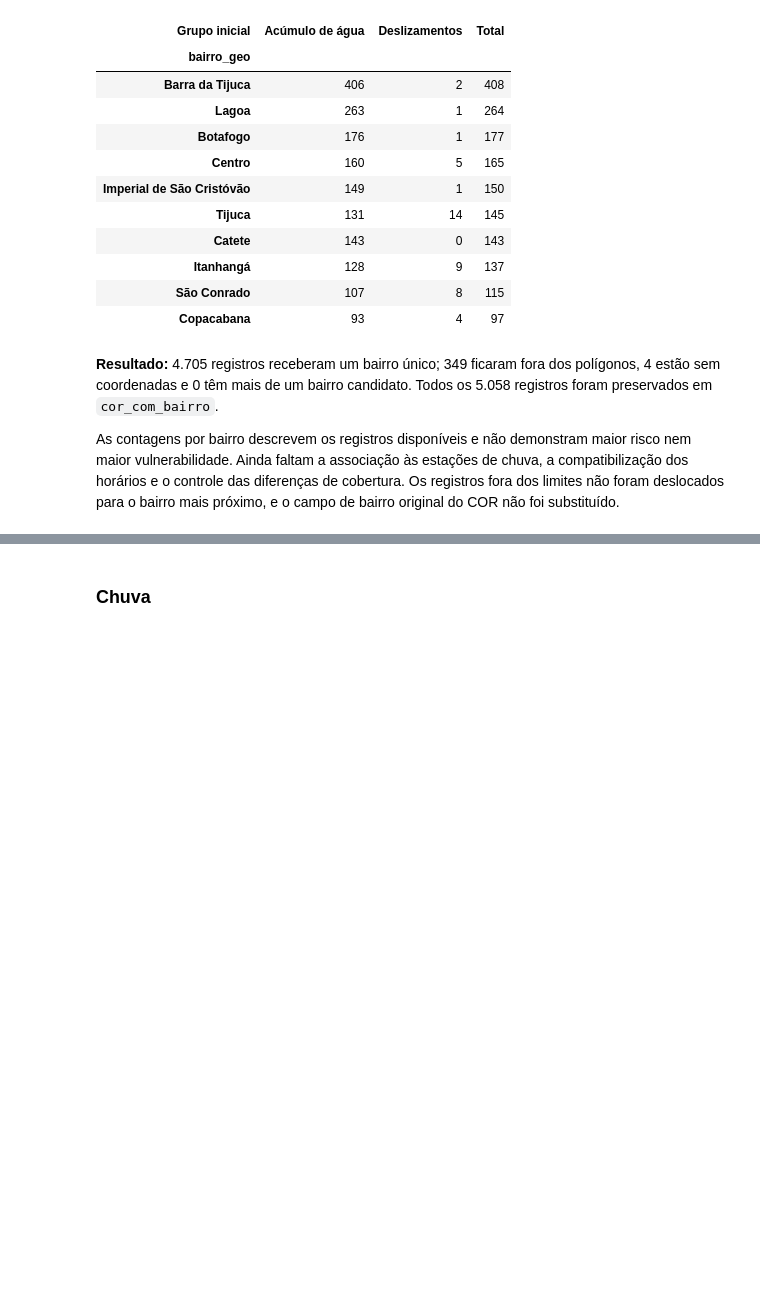
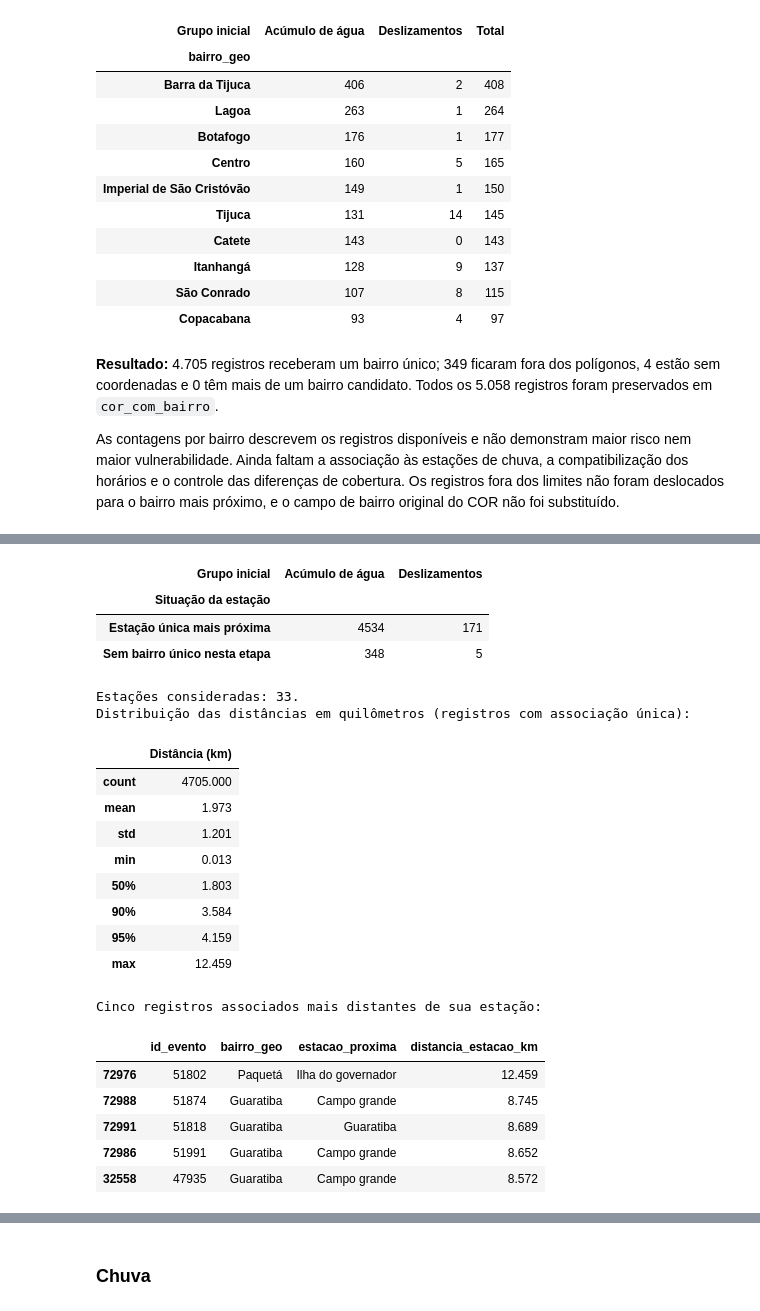
Before and after one commit to PedroVNeves/Quando_a_chuva_vira_problema, a Jupyter notebook: analise.ipynb, the cells around one changed output, grey strips where cells are left out. Cells and saved outputs as stored; diff of their text form; code cells hidden in the pictures; blank space fills up the shorter version.

Commit message:
Associa ocorrências ao pluviômetro mais próximo

```diff
--- a/analise.ipynb
+++ b/analise.ipynb
@@ -620,0 +627,64 @@ As contagens por bairro descrevem os registros disponíveis e não demonstram ma
+# %%
+cadastro_estacoes_proximas = pd.read_parquet(
+    BQ / "clima_pluviometro" / "estacoes_alertario.parquet",
+    columns=["id_estacao", "estacao", "latitude", "longitude"],
+)
+cadastro_estacoes_proximas = cadastro_estacoes_proximas.loc[
+    cadastro_estacoes_proximas["id_estacao"].isin(ids_estacoes_chuva)
+].dropna(subset=["latitude", "longitude"])
+estacoes_proximas_geo = gpd.GeoDataFrame(cadastro_estacoes_proximas,
+    geometry=gpd.points_from_xy(cadastro_estacoes_proximas["longitude"], cadastro_estacoes_proximas["latitude"]),
+    crs="EPSG:4326").to_crs("EPSG:31983")
+cor_elegivel_estacao = cor_com_bairro["Situação espacial"] == "Bairro único"
+pontos_estacao_cor = gpd.GeoDataFrame(index=cor_com_bairro.index[cor_elegivel_estacao],
+    geometry=gpd.points_from_xy(cor_com_bairro.loc[cor_elegivel_estacao, "longitude"],
+                               cor_com_bairro.loc[cor_elegivel_estacao, "latitude"]),
+    crs="EPSG:4326").to_crs(estacoes_proximas_geo.crs)
+proximas_cor = gpd.sjoin_nearest(pontos_estacao_cor,
+    estacoes_proximas_geo[["id_estacao", "estacao", "geometry"]],
+    how="left", distance_col="distancia_estacao_m")
+numero_proximas_cor = proximas_cor.groupby(level=0)["id_estacao"].nunique()
+associacao_estacao_cor = proximas_cor.loc[
+    proximas_cor.index.map(numero_proximas_cor) == 1,
+    ["id_estacao", "estacao", "distancia_estacao_m"],
+].groupby(level=0).first().rename(columns={"id_estacao": "id_estacao_proxima", "estacao": "estacao_proxima"})
+cor_com_estacao = cor_com_bairro.join(associacao_estacao_cor, validate="one_to_one")
+cor_com_estacao["distancia_estacao_km"] = cor_com_estacao["distancia_estacao_m"] / 1000
+cor_com_estacao["Situação da estação"] = "Sem bairro único nesta etapa"
+cor_com_estacao.loc[cor_elegivel_estacao, "Situação da estação"] = "Sem estação disponível"
+cor_com_estacao.loc[cor_com_estacao.index.isin(numero_proximas_cor[numero_proximas_cor > 1].index),
+    "Situação da estação"] = "Empate entre estações"
+cor_com_estacao.loc[cor_com_estacao["id_estacao_proxima"].notna(), "Situação da estação"] = "Estação única mais próxima"
+
+display(pd.crosstab(cor_com_estacao["Situação da estação"], cor_com_estacao["Grupo inicial"]))
+print(f"Estações consideradas: {len(estacoes_proximas_geo)}.")
+print("Distribuição das distâncias em quilômetros (registros com associação única):")
+resumo_distancias_cor = cor_com_estacao["distancia_estacao_km"].describe(percentiles=[0.5, 0.9, 0.95])
+display(resumo_distancias_cor.rename("Distância (km)").to_frame().round(3))
+print("Cinco registros associados mais distantes de sua estação:")
+display(cor_com_estacao.dropna(subset=["id_estacao_proxima"]).nlargest(5, "distancia_estacao_km")[[
+    "id_evento", "bairro_geo", "estacao_proxima", "distancia_estacao_km",
+]].round({"distancia_estacao_km": 3}))
+# %% [output]
+| Grupo inicial | Acúmulo de água | Deslizamentos |
+| Situação da estação |  |  |
+| Estação única mais próxima | 4534 | 171 |
+| Sem bairro único nesta etapa | 348 | 5 |
+Estações consideradas: 33.
+Distribuição das distâncias em quilômetros (registros com associação única):
+|  | Distância (km) |
+| count | 4705.000 |
+| mean | 1.973 |
+| std | 1.201 |
+| min | 0.013 |
+| 50% | 1.803 |
+| 90% | 3.584 |
+| 95% | 4.159 |
+| max | 12.459 |
+Cinco registros associados mais distantes de sua estação:
+|  | id_evento | bairro_geo | estacao_proxima | distancia_estacao_km |
+| 72976 | 51802 | Paquetá | Ilha do governador | 12.459 |
+| 72988 | 51874 | Guaratiba | Campo grande | 8.745 |
+| 72991 | 51818 | Guaratiba | Guaratiba | 8.689 |
+| 72986 | 51991 | Guaratiba | Campo grande | 8.652 |
+| 32558 | 47935 | Guaratiba | Campo grande | 8.572 |
```
Also changed, not shown: parts of 4 cells of this notebook.
